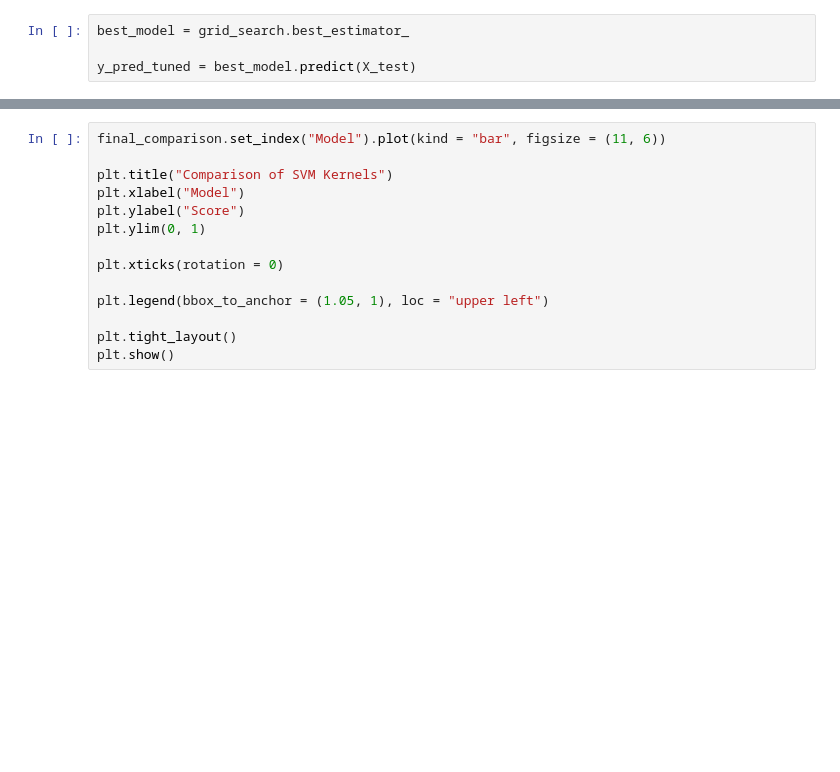
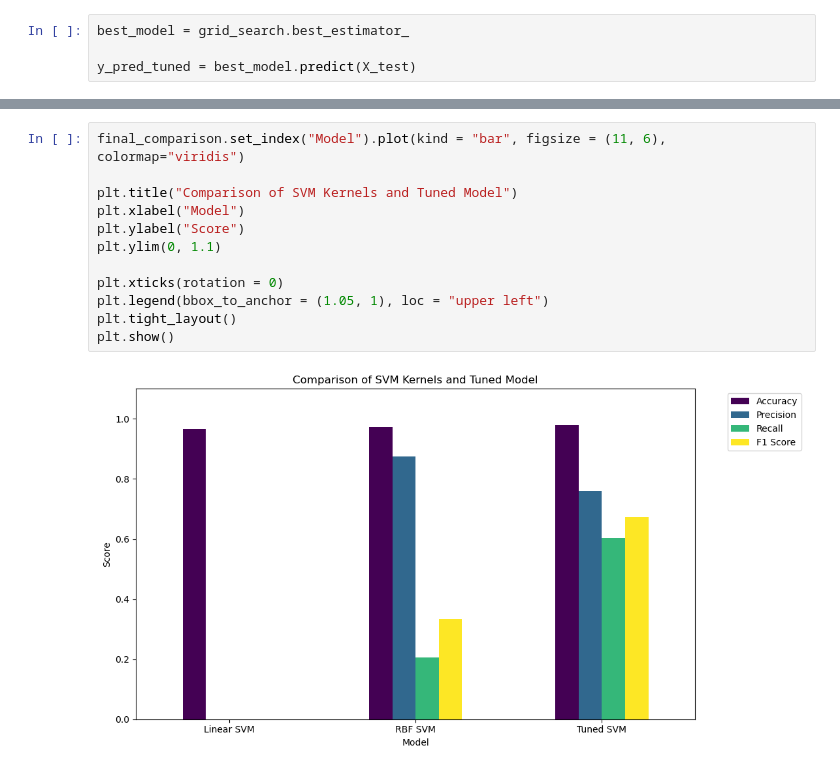
Before and after one commit to Shlok-Dwivedi/SVM, a Jupyter notebook: ML_Lab8.ipynb, the cells around one changed output, grey strips where cells are left out. Cells and saved outputs as stored; diff of their text form; blank space fills up the shorter version.

```diff
--- a/ML_Lab8.ipynb
+++ b/ML_Lab8.ipynb
@@ -427,14 +476,14 @@ final_comparison
 # %%
-final_comparison.set_index("Model").plot(kind = "bar", figsize = (11, 6))
+final_comparison.set_index("Model").plot(kind = "bar", figsize = (11, 6), colormap="viridis")
 
-plt.title("Comparison of SVM Kernels")
+plt.title("Comparison of SVM Kernels and Tuned Model")
 plt.xlabel("Model")
 plt.ylabel("Score")
-plt.ylim(0, 1)
+plt.ylim(0, 1.1)
 
 plt.xticks(rotation = 0)
-
 plt.legend(bbox_to_anchor = (1.05, 1), loc = "upper left")
-
 plt.tight_layout()
 plt.show()
+# %% [output]
+[figure, added]
```
Also changed, not shown: parts of 9 cells of this notebook.
